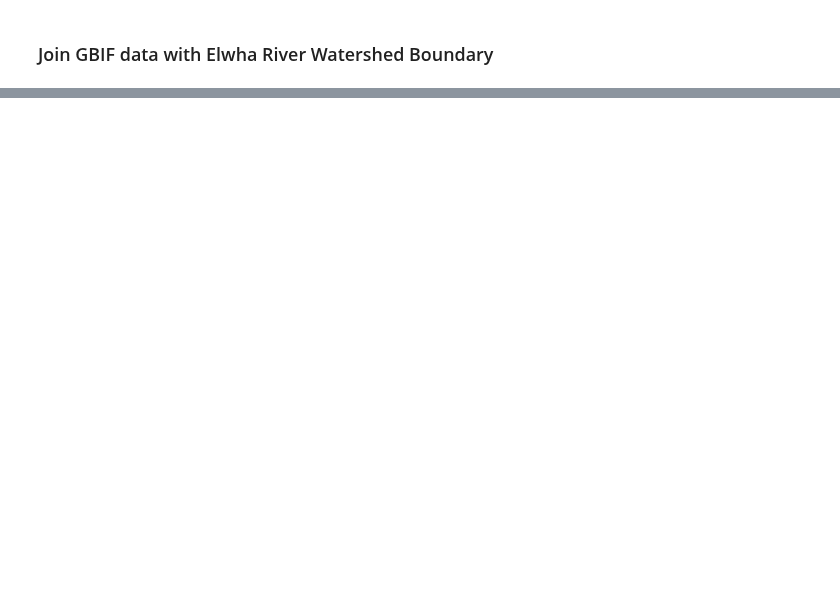
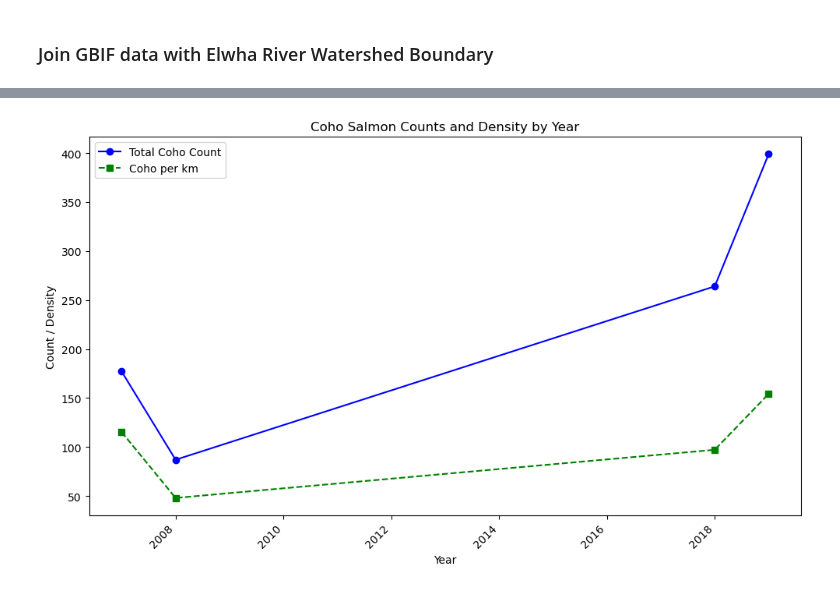
Before and after one commit to nym-veach/final-project-nym-veach, a Jupyter notebook: elwha-river-salmon-project-noaa.ipynb, the cells around one changed output, grey strips where cells are left out. Cells and saved outputs as stored; diff of their text form; code cells hidden in the pictures; blank space fills up the shorter version.

```diff
--- a/elwha-river-salmon-project-noaa.ipynb
+++ b/elwha-river-salmon-project-noaa.ipynb
@@ -278,7 +285,7 @@ for reach_name, upstream_break, downstream_break in reach_lines:
 lines_gdf = gpd.GeoDataFrame({
     'Reach_Name': reach_names,
     'geometry': line_geoms
-}, crs="EPSG:4269")  # Assuming your UTM coordinates are in zone 10N
+}, crs="EPSG:32610") # Assuming your UTM coordinates are in zone 10N
 
 # Quick check
 print(lines_gdf)
@@ -309,0 +348,17 @@ KeyError: 'Reach_ID'
+# %%
+# Spatially join both geodataframes together
+salmon_elwha_watershed_gdf = (
+    elwha_gdf
+    # Match the CRS of the GBIF data and the ecoregions
+    .to_crs(total_salmon_by_year_gdf.crs)
+    # Find ecoregion for each observation
+    .sjoin(
+        total_salmon_by_year_gdf,
+        # Use inner join to include only observations inside a defined ecoregion
+        how='inner',
+        # Use contains to identify which ecoregion polygon each observation is within
+        predicate='intersects')
+)
+
+# Call joined geodataframes
+salmon_elwha_watershed_gdf
@@ -309,0 +372,33 @@ KeyError: 'Reach_ID'
+# %%
+# Plot data on line grapn by year
+salmon_plot_df = salmon_elwha_watershed_gdf.sort_values('Year')
+
+# Set figure size
+plt.figure(figsize=(10,6))
+
+# Plot total Coho count
+plt.plot(
+    salmon_plot_df['Year'],
+    salmon_plot_df['Coho_count'],
+    marker='o', linestyle='-', color='blue', label='Total Coho Count'
+)
+
+# Plot density - Coho per km
+plt.plot(
+    salmon_plot_df['Year'],
+    salmon_plot_df['Coho_per_km'],
+    marker='s', linestyle='--', color='green', label='Coho per km'
+)
+
+# Set plot parameters
+plt.xticks(rotation=45, ha='right')
+plt.xlabel('Year')
+plt.ylabel('Count / Density')
+plt.title('Coho Salmon Counts and Density by Year')
+plt.legend()
+plt.tight_layout()
+
+# Display plot
+plt.show()
+# %% [output]
+[figure, added]
```
Also changed, not shown: parts of 19 cells of this notebook.
